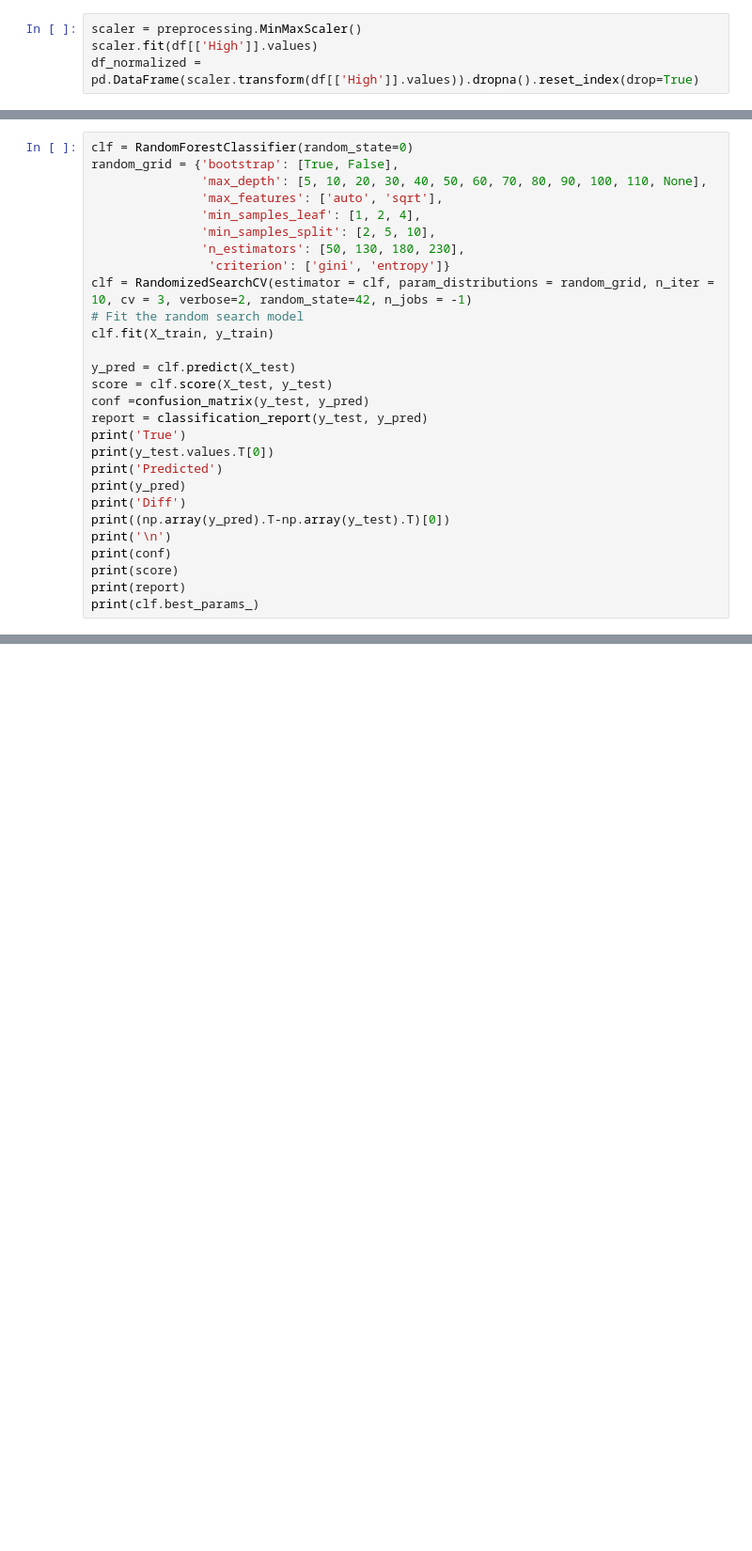
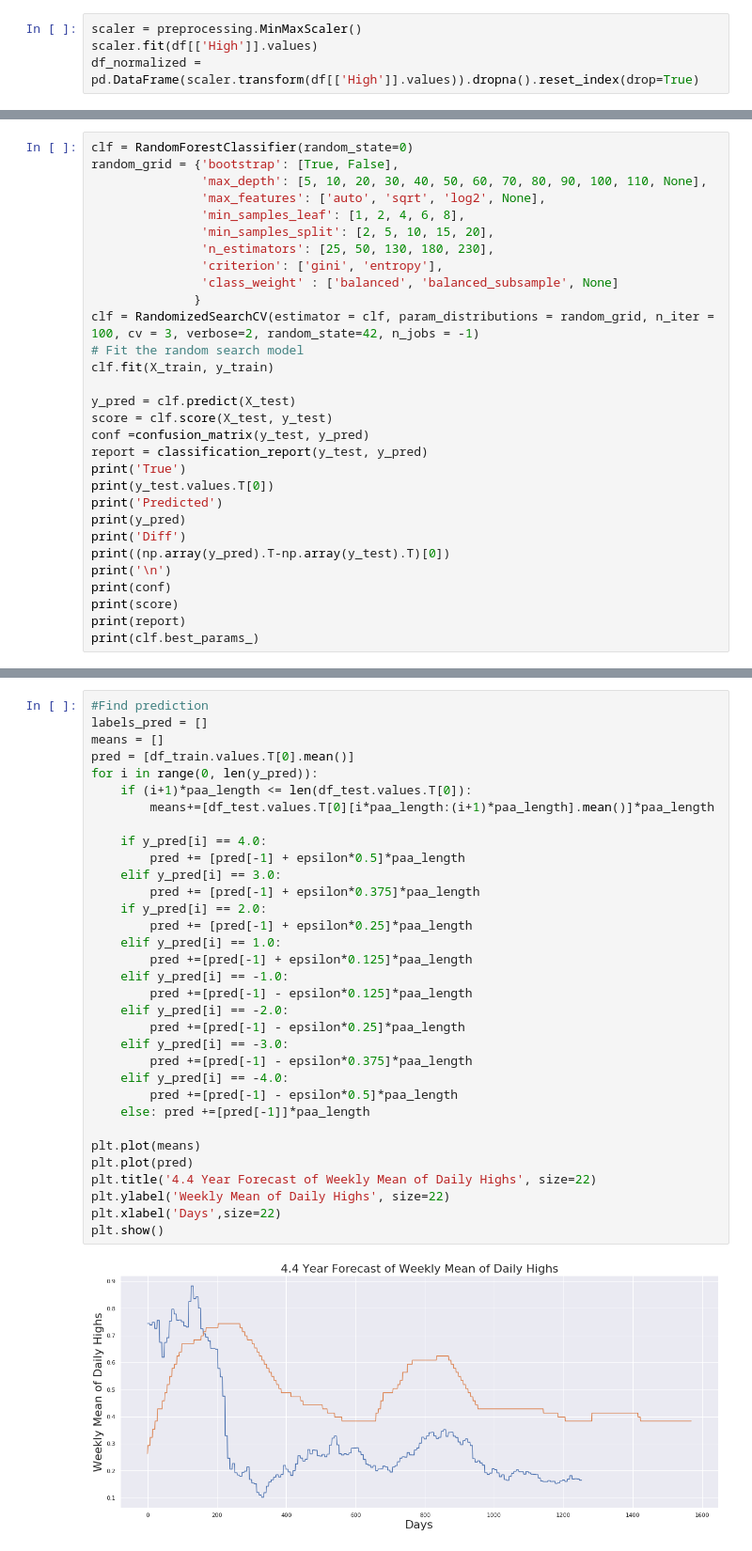
Before and after one commit to lorenz0890/motif_stock_prediction, a Jupyter notebook: motif_stock_prediction.ipynb, the cells around one changed output, grey strips where cells are left out. Shown at 94% size. Cells and saved outputs as stored; diff of their text form; blank space fills up the shorter version.

```diff
--- a/motif_stock_prediction.ipynb
+++ b/motif_stock_prediction.ipynb
@@ -159,12 +190,14 @@ plt.show()
 clf = RandomForestClassifier(random_state=0)
 random_grid = {'bootstrap': [True, False],
                'max_depth': [5, 10, 20, 30, 40, 50, 60, 70, 80, 90, 100, 110, None],
-               'max_features': ['auto', 'sqrt'],
-               'min_samples_leaf': [1, 2, 4],
-               'min_samples_split': [2, 5, 10],
-               'n_estimators': [50, 130, 180, 230],
-                'criterion': ['gini', 'entropy']}
-clf = RandomizedSearchCV(estimator = clf, param_distributions = random_grid, n_iter = 10, cv = 3, verbose=2, random_state=42, n_jobs = -1)
+               'max_features': ['auto', 'sqrt', 'log2', None],
+               'min_samples_leaf': [1, 2, 4, 6, 8],
+               'min_samples_split': [2, 5, 10, 15, 20],
+               'n_estimators': [25, 50, 130, 180, 230],
+               'criterion': ['gini', 'entropy'],
+               'class_weight' : ['balanced', 'balanced_subsample', None]
+              }
+clf = RandomizedSearchCV(estimator = clf, param_distributions = random_grid, n_iter = 100, cv = 3, verbose=2, random_state=42, n_jobs = -1)
 # Fit the random search model
 clf.fit(X_train, y_train)
 
@@ -206,0 +286,35 @@ weighted avg       0.44      0.43      0.42       151
+# %%
+#Find prediction
+labels_pred = []
+means = []
+pred = [df_train.values.T[0].mean()]
+for i in range(0, len(y_pred)):
+    if (i+1)*paa_length <= len(df_test.values.T[0]):
+        means+=[df_test.values.T[0][i*paa_length:(i+1)*paa_length].mean()]*paa_length
+
+    if y_pred[i] == 4.0:
+        pred += [pred[-1] + epsilon*0.5]*paa_length
+    elif y_pred[i] == 3.0:
+        pred += [pred[-1] + epsilon*0.375]*paa_length
+    if y_pred[i] == 2.0:
+        pred += [pred[-1] + epsilon*0.25]*paa_length
+    elif y_pred[i] == 1.0:
+        pred +=[pred[-1] + epsilon*0.125]*paa_length
+    elif y_pred[i] == -1.0:
+        pred +=[pred[-1] - epsilon*0.125]*paa_length
+    elif y_pred[i] == -2.0:
+        pred +=[pred[-1] - epsilon*0.25]*paa_length
+    elif y_pred[i] == -3.0:
+        pred +=[pred[-1] - epsilon*0.375]*paa_length
+    elif y_pred[i] == -4.0:
+        pred +=[pred[-1] - epsilon*0.5]*paa_length
+    else: pred +=[pred[-1]]*paa_length
+
+plt.plot(means)
+plt.plot(pred)
+plt.title('4.4 Year Forecast of Weekly Mean of Daily Highs', size=22)
+plt.ylabel('Weekly Mean of Daily Highs', size=22)
+plt.xlabel('Days',size=22)
+plt.show()
+# %% [output]
+[figure, added]
```
Also changed, not shown: parts of 7 cells of this notebook.
